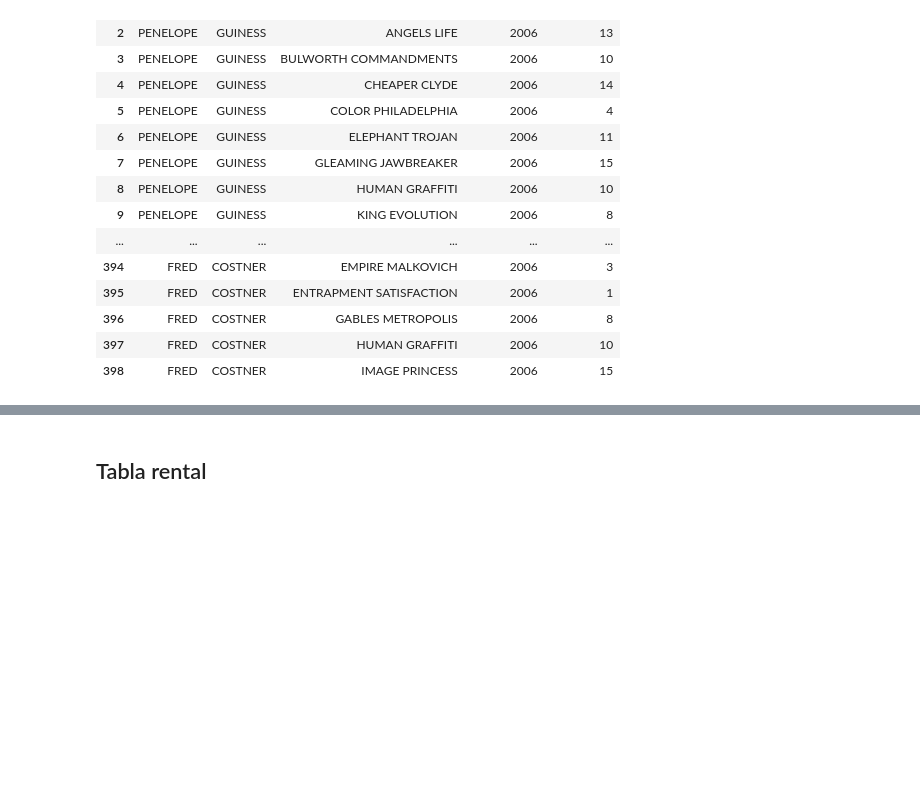
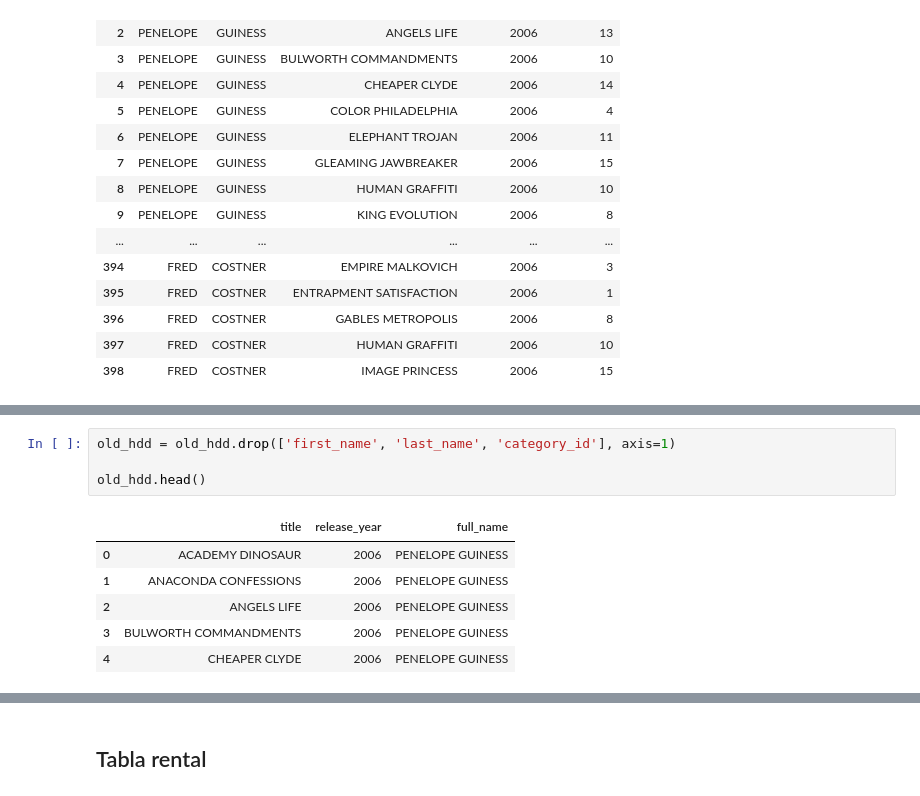
Before and after one commit to chiinwy/Proyecto_SQL, a Jupyter notebook: Code/Código limpieza tablas.ipynb, the cells around one changed output, grey strips where cells are left out. Drawn from its saved outputs; the diff is of its cells as text; blank space fills up the shorter version.

```diff
--- a/Code/Código limpieza tablas.ipynb
+++ b/Code/Código limpieza tablas.ipynb
@@ -265,0 +277,11 @@ old_hdd
+# %%
+old_hdd = old_hdd.drop(['first_name', 'last_name', 'category_id'], axis=1)
+
+old_hdd.head()
+# %% [output]
+|  | title | release_year | full_name |
+| 0 | ACADEMY DINOSAUR | 2006 | PENELOPE GUINESS |
+| 1 | ANACONDA CONFESSIONS | 2006 | PENELOPE GUINESS |
+| 2 | ANGELS LIFE | 2006 | PENELOPE GUINESS |
+| 3 | BULWORTH COMMANDMENTS | 2006 | PENELOPE GUINESS |
+| 4 | CHEAPER CLYDE | 2006 | PENELOPE GUINESS |
```
Also changed, not shown: parts of 6 cells of this notebook, 7 other files.
